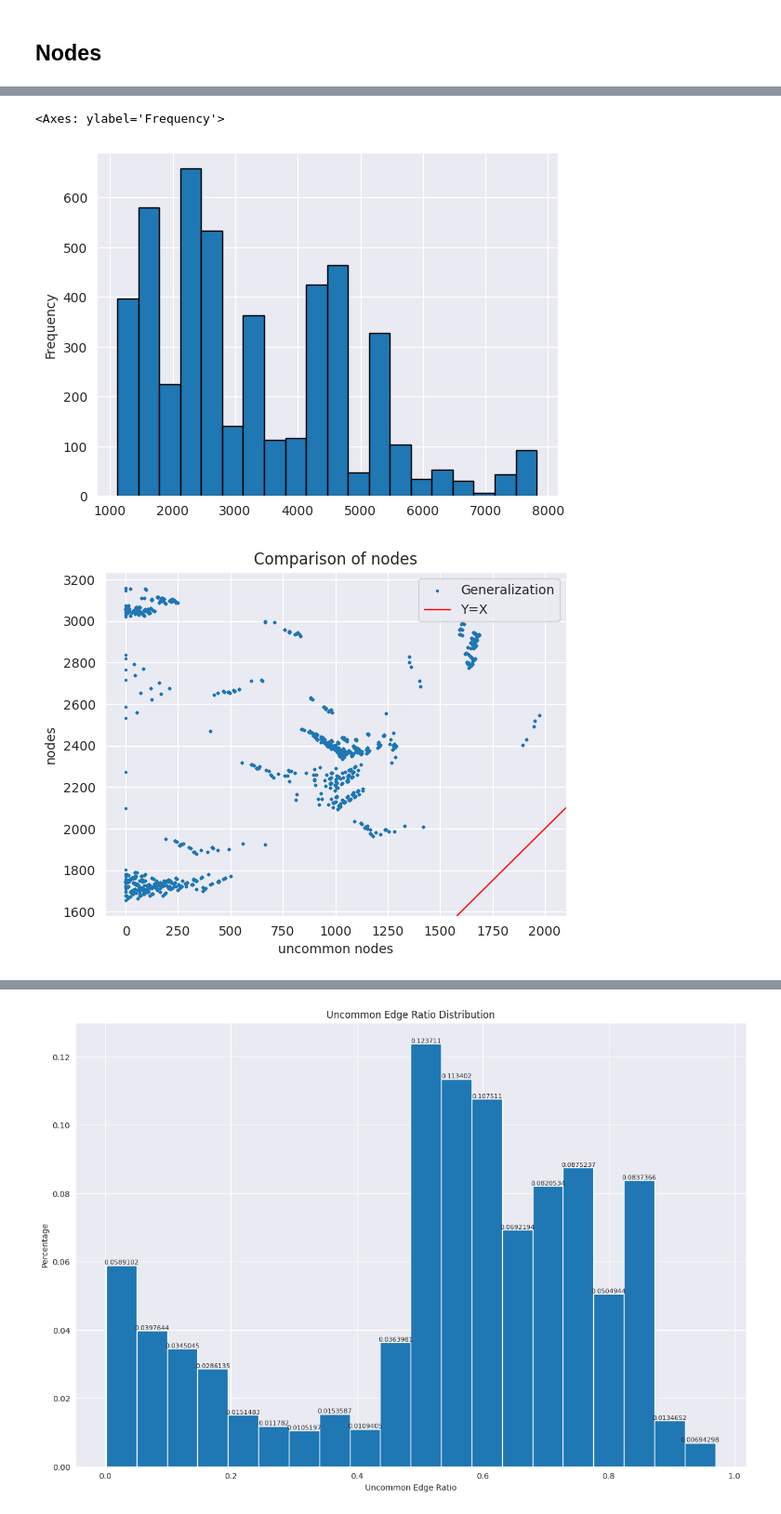
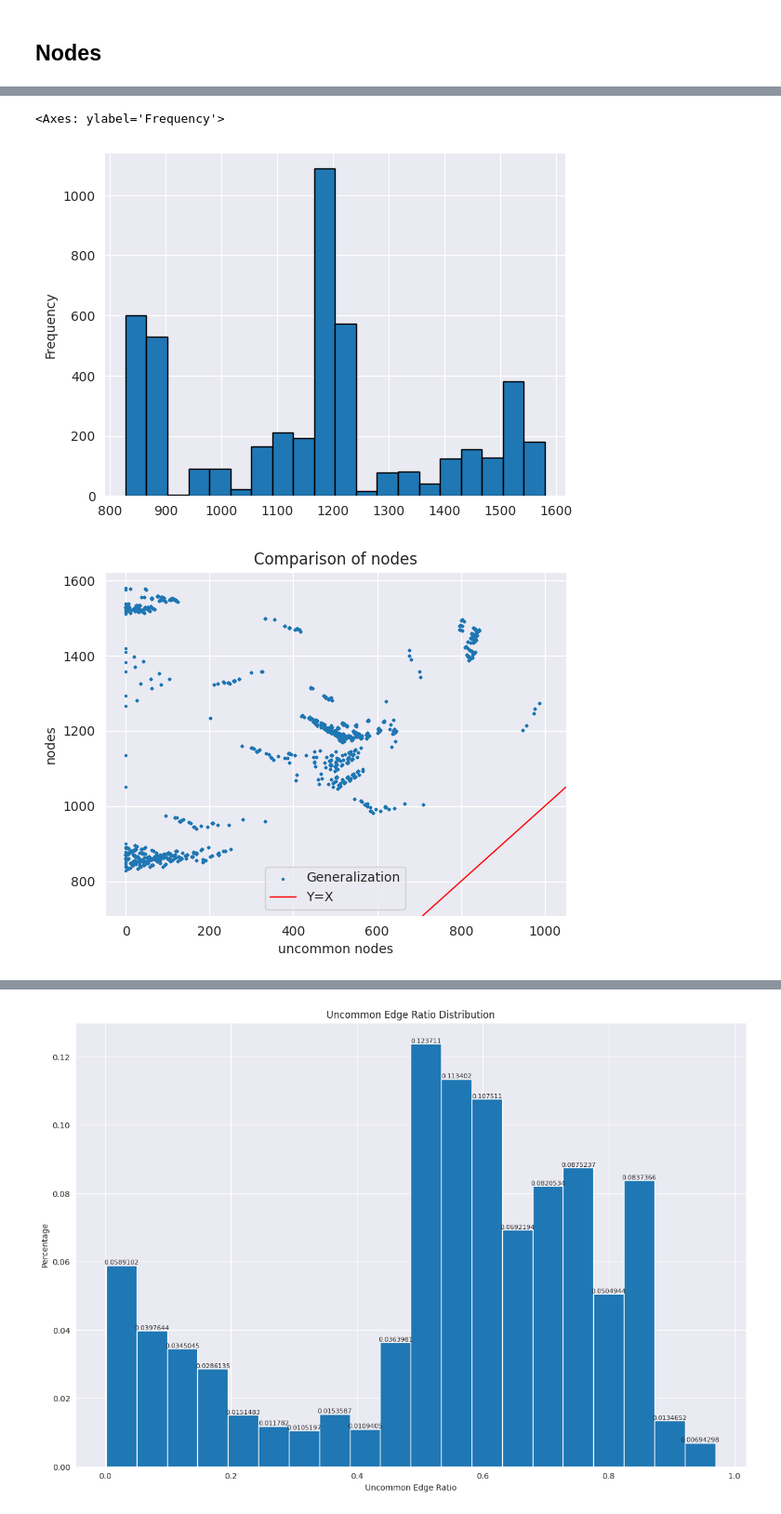
Before and after one commit to mreza-kiani/graph-generalization-algorithm, a Jupyter notebook: src/main/resources/scripts/performance/Selenium/analyzer.ipynb, the cells around one changed output, grey strips where cells are left out. Shown at 93% size. Drawn from its saved outputs; the diff is of its cells as text; code cells hidden in the pictures.

```diff
--- a/src/main/resources/scripts/performance/Selenium/analyzer.ipynb
+++ b/src/main/resources/scripts/performance/Selenium/analyzer.ipynb
@@ -453,12 +487,12 @@ sample_df
 # %%
-df['edges'].plot(kind='hist', edgecolor='black', bins=20)
+df['nodes'].plot(kind='hist', edgecolor='black', bins=20)
 # %% [output]
 <Axes: ylabel='Frequency'>
-[figure, old version]
+[figure, new version]
 # %%
 # Create a scatter plot for all metrics
 plt.scatter(df['uncommon_nodes'], df['nodes'], label='Generalization', s=2)
-plt.axline((1750, 1750), (2000, 2000), linewidth=1, color='r', label='Y=X')
+plt.axline((750, 750), (1000, 1000), linewidth=1, color='r', label='Y=X')
 
 # Customize the plot
 plt.xlabel('uncommon nodes')
@@ -469,7 +503,7 @@ plt.legend()
 # Display the plot
 plt.show()
 # %% [output]
-[figure, old version]
+[figure, new version]
 # %%
 # Create a scatter plot for all metrics
 plt.scatter(df['uncommon_edges'], df['edges'], label='Generalization', s=2)
```
Also changed, not shown: parts of 27 cells of this notebook.
